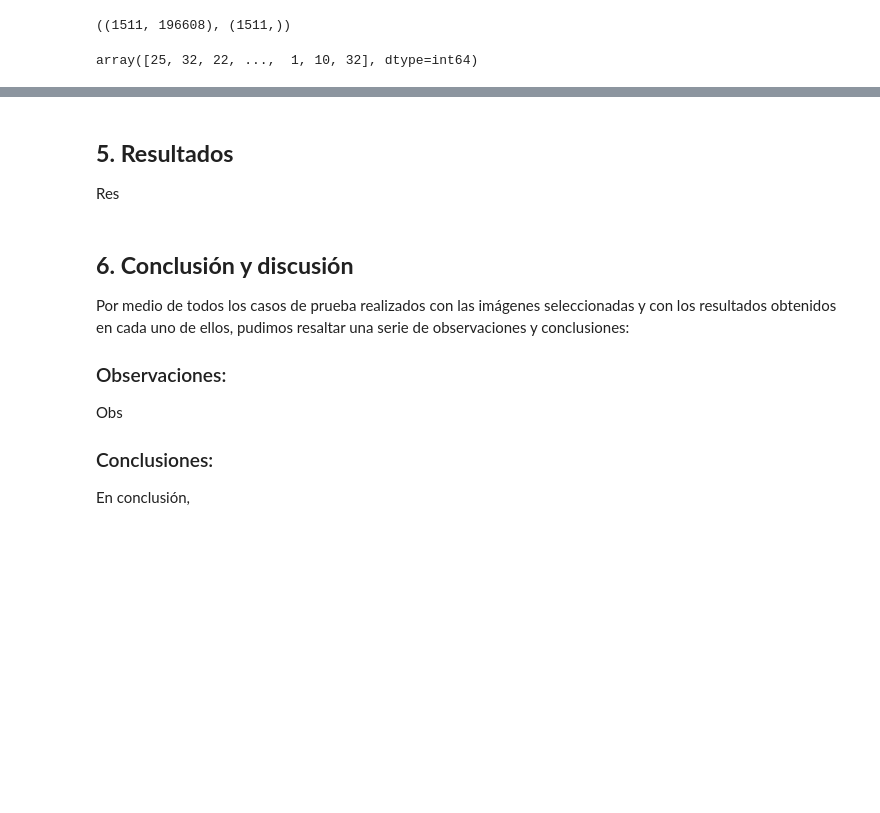
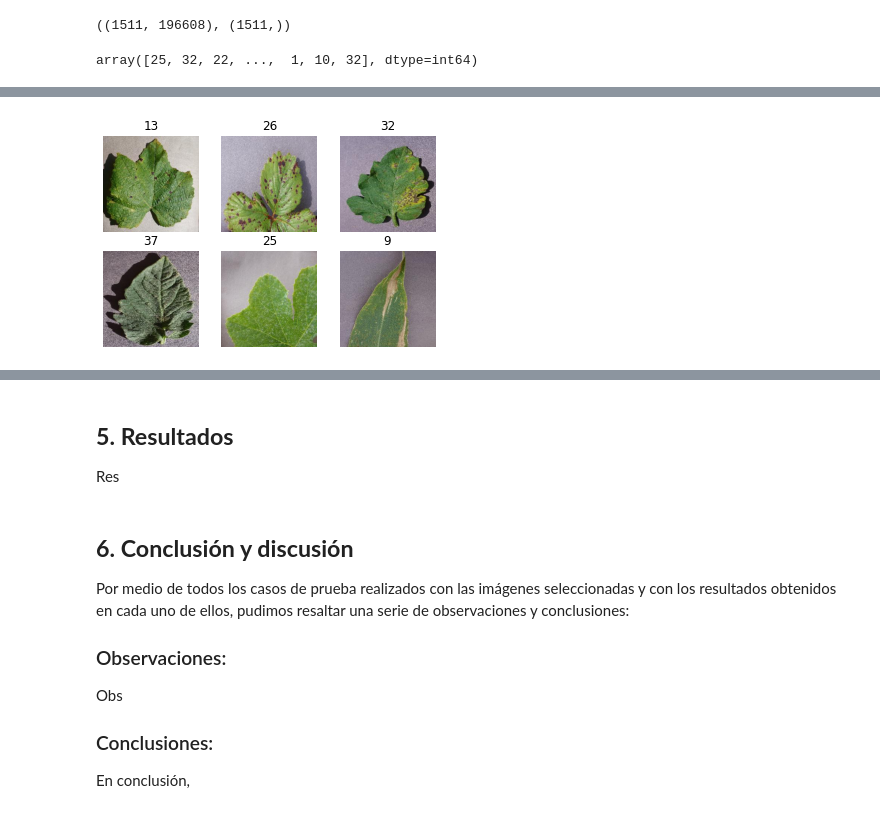
Before and after one commit to VivianGomez/plant_disease_identification, a Jupyter notebook: plant_disease_identification.ipynb, the cells around one changed output, grey strips where cells are left out. Drawn from its saved outputs; the diff is of its cells as text; code cells hidden in the pictures; blank space fills up the shorter version.

```diff
--- a/plant_disease_identification.ipynb
+++ b/plant_disease_identification.ipynb
@@ -234,16 +233,7 @@ visualize(imgConv, targetColor[1])
 [figure]
 # %%
 def visualize_subplot(imgs: list, titles: list,
-                    division: tuple, figsize: tuple=None, cmap="gray"):
-    """
-    An even more complex function to plot multiple images in one or
-    two axis
-    :param imgs: The images to be shown
-    :param titles: The titles of each image
-    :param division: The division of the plot
-    :param cmap: Image Color Map
-    :param figsize: the figsize of the entire plot
-    """
+                    division: tuple, figsize: tuple=None):
     # We create the figure
     fig: plt.Figure = plt.figure(figsize=figsize)
 
@@ -254,7 +244,7 @@ def visualize_subplot(imgs: list, titles: list,
 
     # We make some assertions, the number of images and the number of titles
     # must be the same
-    assert len(imgs) == len(titles), "La lista de imágenes y de títulos debe ser del mismo tamaño"
+    assert len(imgs) == len(titles), "La lista de imágenes y de títulos debe ser del mismo tamaño "+str(len(titles))+"!="+str(len(imgs))
 
     # The division must have sense w.r.t. the number of images
     assert np.prod(division) >= len(imgs)
@@ -337,6 +330,8 @@ visualize(img, y_train[0])
 # %%
-random_sample = np.random.choice(np.arange(len(x_train)), 38)
+random_sample = np.random.choice(np.arange(len(x_train)), 6)
 visualize_subplot(
-    x_train[random_sample].reshape(256, 256, 3),
-    y_train[random_sample],  (10, 10), (28, 28)
+    x_train[random_sample].reshape(-1, 256, 256, 3),
+    y_train[random_sample],  (3, 3), (6, 6)
 )
+# %% [output]
+[figure, added]
```
Also changed, not shown: parts of 4 cells of this notebook.
